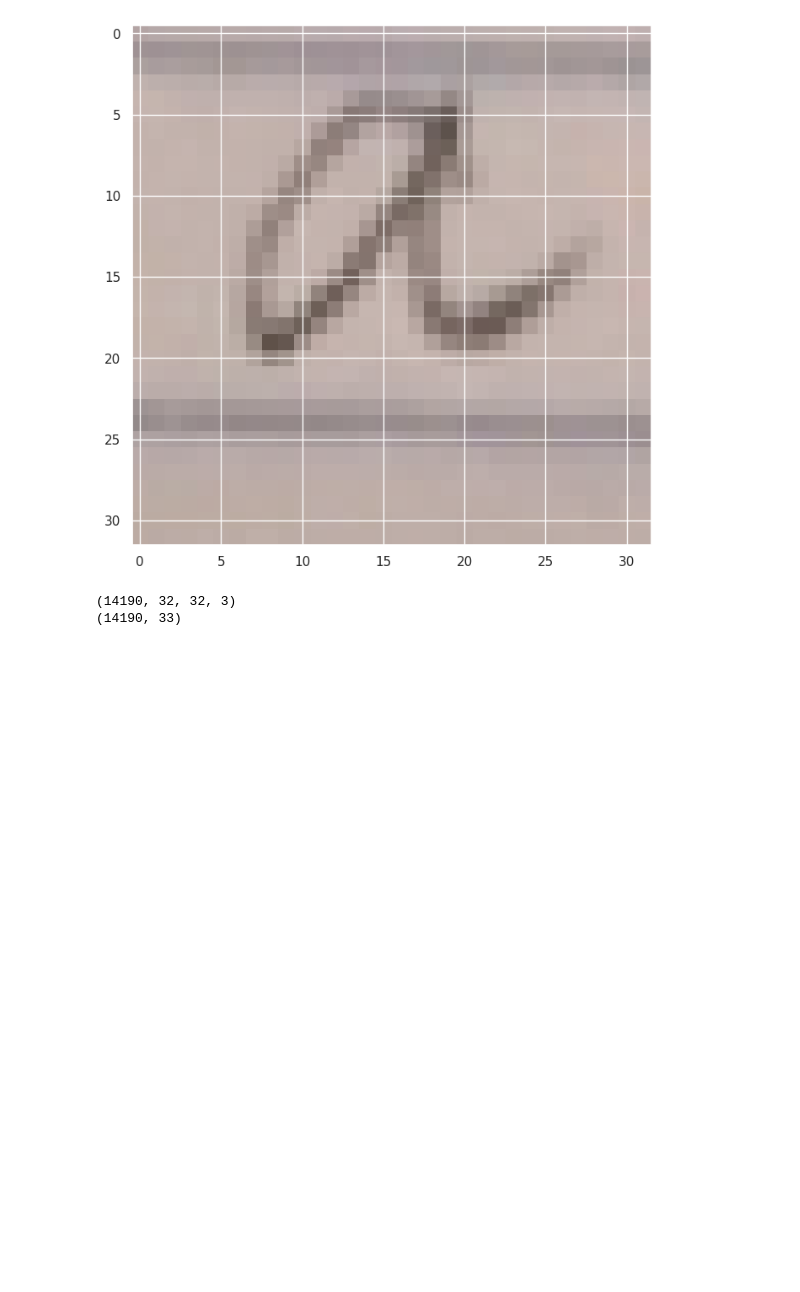
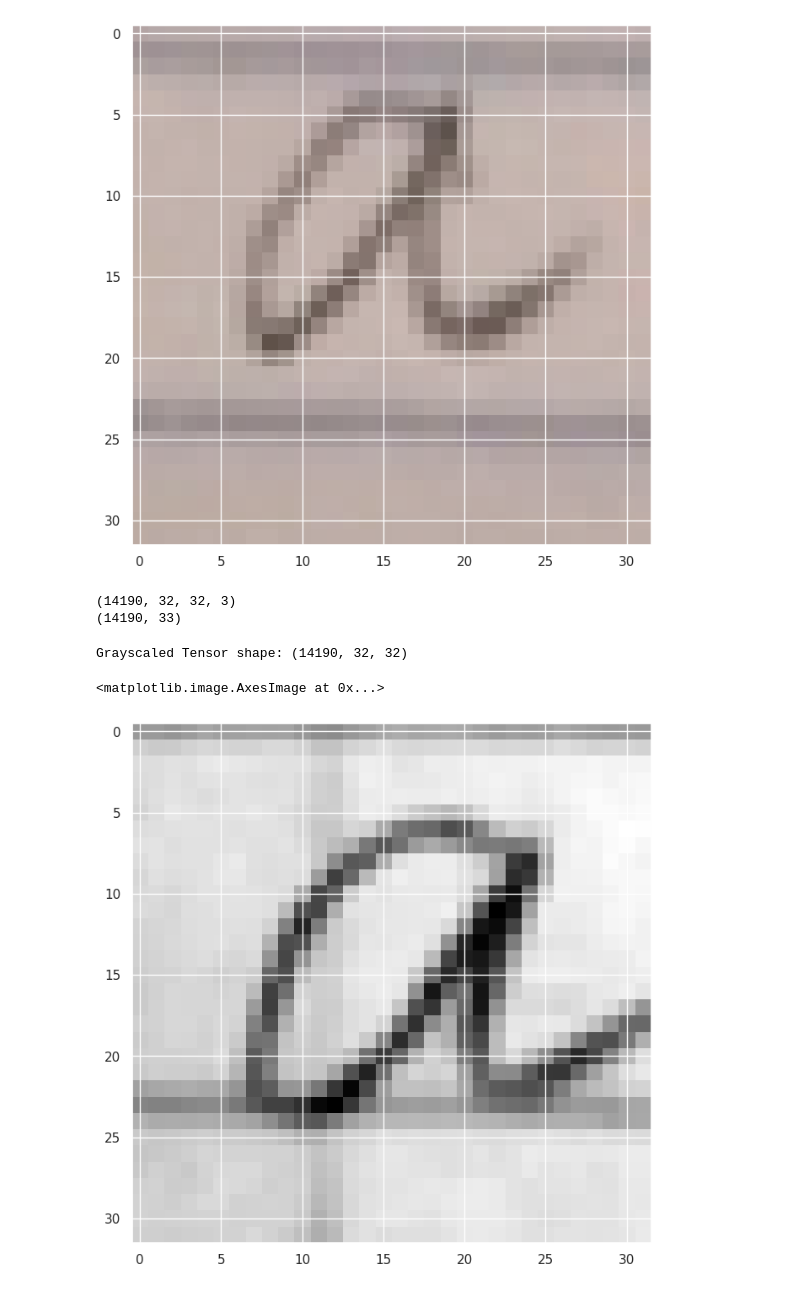
Before and after one commit to MorozovDesu/neural_network_technologies, a Jupyter notebook: 2_Лаба_Нейросетевые_технологии_без_keras.ipynb, the cells around one changed output. Drawn from its saved outputs; the diff is of its cells as text; code cells hidden in the pictures; blank space fills up the shorter version.

```diff
--- a/2_Лаба_Нейросетевые_технологии_без_keras.ipynb
+++ b/2_Лаба_Нейросетевые_технологии_без_keras.ipynb
@@ -143,3 +143,14 @@ print(y.shape)
 # %% [output]
 (14190, 32, 32, 3)
 (14190, 33)
+# %%
+# Тензоры с градацией серого
+X_grey = np.dot(X[...,:3], [0.299, 0.587, 0.114])
+# X_grey = tf.expand_dims(X_grey, axis=3)
+print ('Grayscaled Tensor shape:', X_grey.shape)\
+
+plt.imshow(X_grey[3], cmap=plt.get_cmap("gray"))
+# %% [output]
+Grayscaled Tensor shape: (14190, 32, 32)
+<matplotlib.image.AxesImage at 0x...>
+[figure, added]
```
Also changed, not shown: parts of 1 cell of this notebook.
